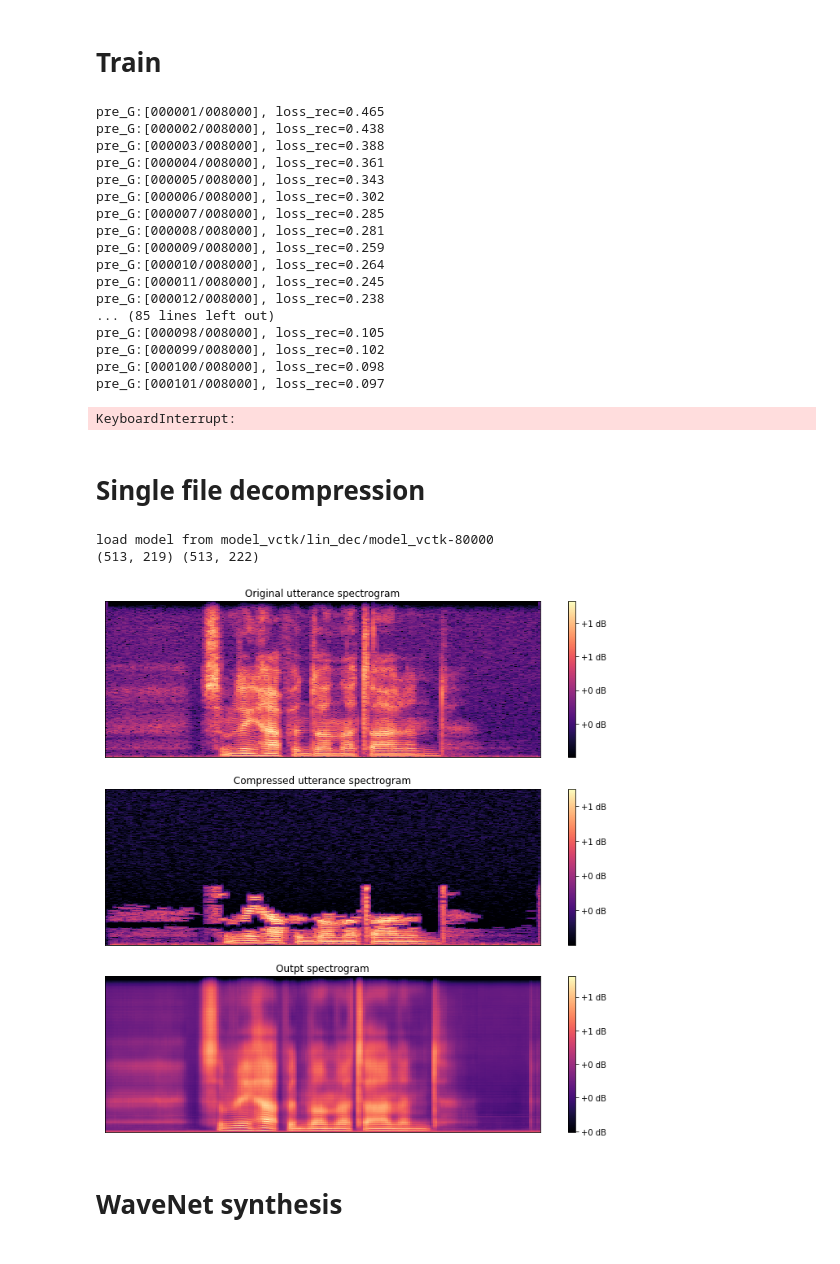
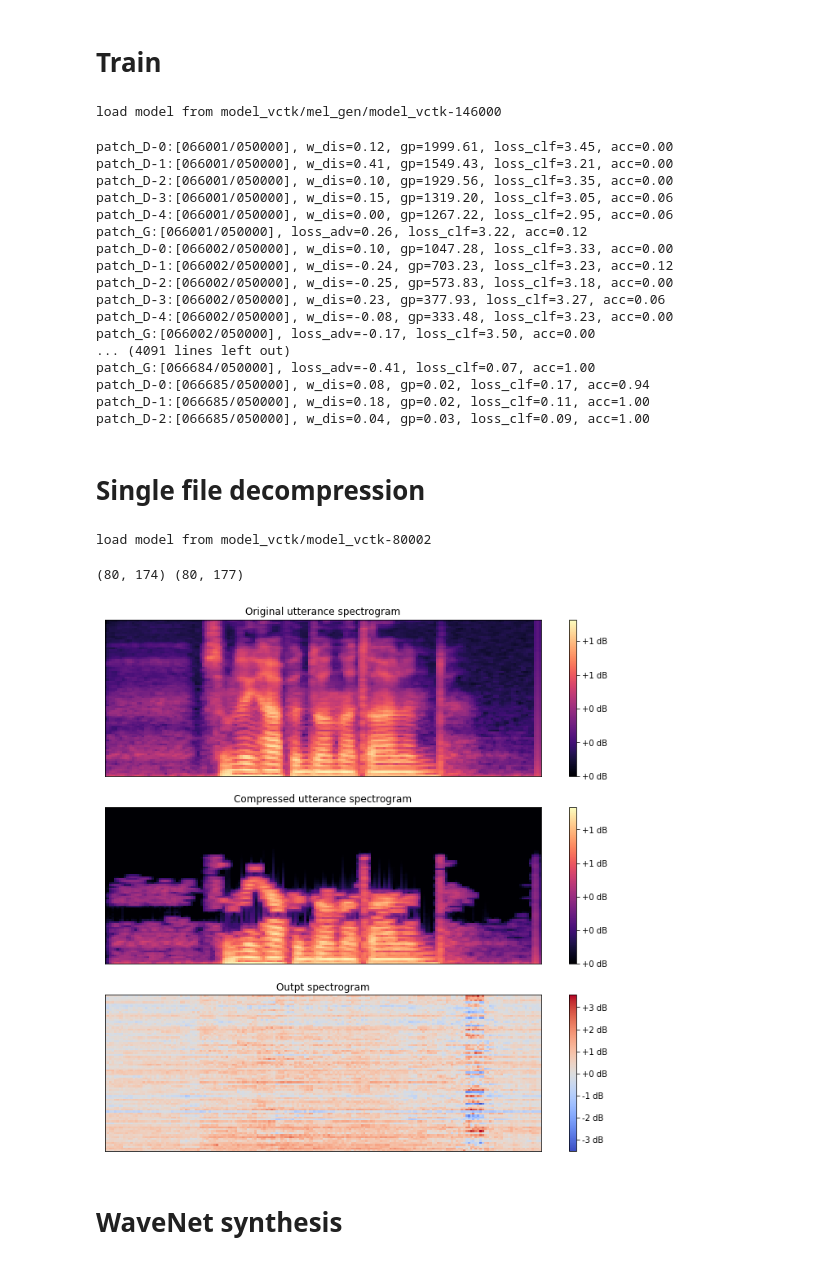
Before and after one commit to mcPear/voice_style_transfer_decompression, a Jupyter notebook: implementation/runner.ipynb, the cells around one changed output. Saved outputs shown, nothing was run; the diff lists cells and outputs as text; code cells hidden in the pictures.

```diff
--- a/implementation/runner.ipynb
+++ b/implementation/runner.ipynb
@@ -35,7 +35,7 @@ from solver import Solver
 import argparse
 %matplotlib inline
 
-args_load_model=False
+args_load_model=True
 args_flag='train'
 args_hps_path="vctk.json"
 args_dataset_path_trg="vctk_old/data-wavenet.h5"
@@ -43,7 +43,8 @@ args_dataset_path="vctk_old/data-8-wavenet.h5"
 args_index_path_trg="vctk_old/index-wavenet.json"
 args_index_path="vctk_old/index-wavenet.json"
 args_output_model_path="model_vctk/model_vctk"
-args_load_model_path="model_vctk/model_vctk-62000"
+args_load_model_path="model_vctk/mel_gen/model_vctk-146000"
+resume_epoch=66000
 wavenet_mel=True
 
 hps = Hps()
@@ -57,29 +58,29 @@ solver = Solver(hps_tuple, data_loader, wavenet_mel)
 if args_load_model:
     solver.load_model(args_load_model_path)
 
-solver.train(args_output_model_path, args_flag, mode='pretrain_G')
-solver.train(args_output_model_path, args_flag, mode='pretrain_D')
-solver.train(args_output_model_path, args_flag, mode='train')
-solver.train(args_output_model_path, args_flag, mode='patchGAN')
+#solver.train(args_output_model_path, args_flag, mode='pretrain_G')
+#solver.train(args_output_model_path, args_flag, mode='pretrain_D')
+#solver.train(args_output_model_path, args_flag, mode='train')
+solver.train(args_output_model_path, args_flag, mode='patchGAN', resume_epoch=resume_epoch)
 # %% [output]
-pre_G:[000001/008000], loss_rec=0.465
-pre_G:[000002/008000], loss_rec=0.438
-pre_G:[000003/008000], loss_rec=0.388
-pre_G:[000004/008000], loss_rec=0.361
-pre_G:[000005/008000], loss_rec=0.343
-pre_G:[000006/008000], loss_rec=0.302
-pre_G:[000007/008000], loss_rec=0.285
-pre_G:[000008/008000], loss_rec=0.281
-pre_G:[000009/008000], loss_rec=0.259
-pre_G:[000010/008000], loss_rec=0.264
-pre_G:[000011/008000], loss_rec=0.245
-pre_G:[000012/008000], loss_rec=0.238
-... (85 lines left out)
-pre_G:[000098/008000], loss_rec=0.105
-pre_G:[000099/008000], loss_rec=0.102
-pre_G:[000100/008000], loss_rec=0.098
-pre_G:[000101/008000], loss_rec=0.097
+load model from model_vctk/mel_gen/model_vctk-146000
-KeyboardInterrupt:
+patch_D-0:[066001/050000], w_dis=0.12, gp=1999.61, loss_clf=3.45, acc=0.00
+patch_D-1:[066001/050000], w_dis=0.41, gp=1549.43, loss_clf=3.21, acc=0.00
+patch_D-2:[066001/050000], w_dis=0.10, gp=1929.56, loss_clf=3.35, acc=0.00
+patch_D-3:[066001/050000], w_dis=0.15, gp=1319.20, loss_clf=3.05, acc=0.06
+patch_D-4:[066001/050000], w_dis=0.00, gp=1267.22, loss_clf=2.95, acc=0.06
+patch_G:[066001/050000], loss_adv=0.26, loss_clf=3.22, acc=0.12
+patch_D-0:[066002/050000], w_dis=0.10, gp=1047.28, loss_clf=3.33, acc=0.00
+patch_D-1:[066002/050000], w_dis=-0.24, gp=703.23, loss_clf=3.23, acc=0.12
+patch_D-2:[066002/050000], w_dis=-0.25, gp=573.83, loss_clf=3.18, acc=0.00
+patch_D-3:[066002/050000], w_dis=0.23, gp=377.93, loss_clf=3.27, acc=0.06
+patch_D-4:[066002/050000], w_dis=-0.08, gp=333.48, loss_clf=3.23, acc=0.00
+patch_G:[066002/050000], loss_adv=-0.17, loss_clf=3.50, acc=0.00
+... (4091 lines left out)
+patch_G:[066684/050000], loss_adv=-0.41, loss_clf=0.07, acc=1.00
+patch_D-0:[066685/050000], w_dis=0.08, gp=0.02, loss_clf=0.17, acc=0.94
+patch_D-1:[066685/050000], w_dis=0.18, gp=0.02, loss_clf=0.11, acc=1.00
+patch_D-2:[066685/050000], w_dis=0.04, gp=0.03, loss_clf=0.09, acc=1.00
 # %% [markdown]
 # Single file decompression
 # %%
@@ -98,39 +99,39 @@ import librosa
 import librosa.display
 from plots import plot
 %matplotlib inline
 
 args_hps='vctk.json'
-args_model="model_vctk/lin_dec/model_vctk-80000"
+args_model="model_vctk/model_vctk-80002"
 args_source="test/p270_462.wav"
 args_source_8="test/p270_462-8.wav"
 args_target=18
 args_output="test/output.wav"
 args_sample_rate=16000
-args_use_gen=False
-wavenet_mel=False
+args_use_gen=True
+wavenet_mel=True
 
 hps = Hps()
 hps.load(args_hps)
 hps_tuple = hps.get_tuple()
 solver = Solver(hps_tuple, None, wavenet_mel=wavenet_mel)
 solver.load_model(args_model)
 spec = get_spectrogram(args_source, wavenet_mel)
 spec_8 = get_spectrogram(args_source_8, wavenet_mel)
 
 spec_expand = np.expand_dims(spec_8, axis=0)
 spec_tensor = torch.from_numpy(spec_expand).type(torch.FloatTensor)
 c = Variable(torch.from_numpy(np.array([int(args_target)]))).cuda()
 result = solver.test_step(spec_tensor, c, gen=args_use_gen)
 result = result.squeeze(axis=0).transpose((1, 0))
 if not wavenet_mel:
     wav_data = spectrogram2wav(result)
     write(args_output, rate=args_sample_rate, data=wav_data)
 
 plot(spec.T, spec_8.T, result.T)
 # %% [output]
-load model from model_vctk/lin_dec/model_vctk-80000
-(513, 219) (513, 222)
+load model from model_vctk/model_vctk-80002
+(80, 174) (80, 177)
-[figure, old version]
+[figure, new version]
 # %% [markdown]
 # WaveNet synthesis
 # %%
```
Also changed, not shown: parts of 1 cell of this notebook, 6 other files.
